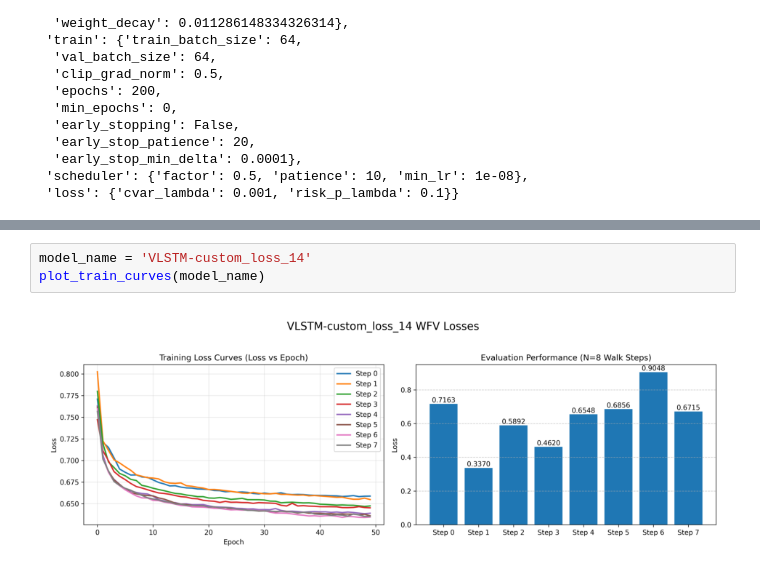
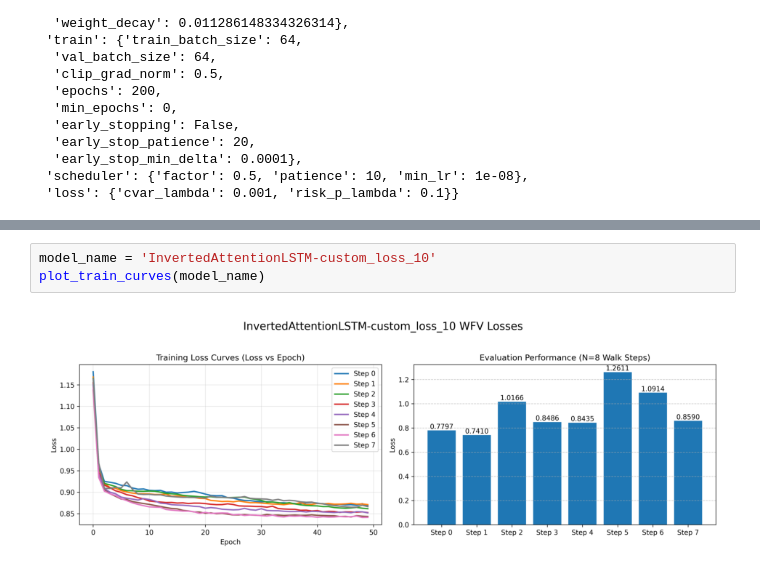
Before and after one commit to travisdesell/exact, a Jupyter notebook: financial_loss_functions/exploration/model_selection.ipynb, the cells around one changed output, grey strips where cells are left out. Saved outputs shown, nothing was run; the diff lists cells and outputs as text.

```diff
--- a/financial_loss_functions/exploration/model_selection.ipynb
+++ b/financial_loss_functions/exploration/model_selection.ipynb
@@ -531,5 +535,5 @@ plot_train_curves(model_name)
 # %%
-model_name = 'VLSTM-custom_loss_14'
+model_name = 'InvertedAttentionLSTM-custom_loss_10'
 plot_train_curves(model_name)
 # %% [output]
-[figure, old version]
+[figure, new version]
```
Also changed, not shown: parts of 22 cells of this notebook.
